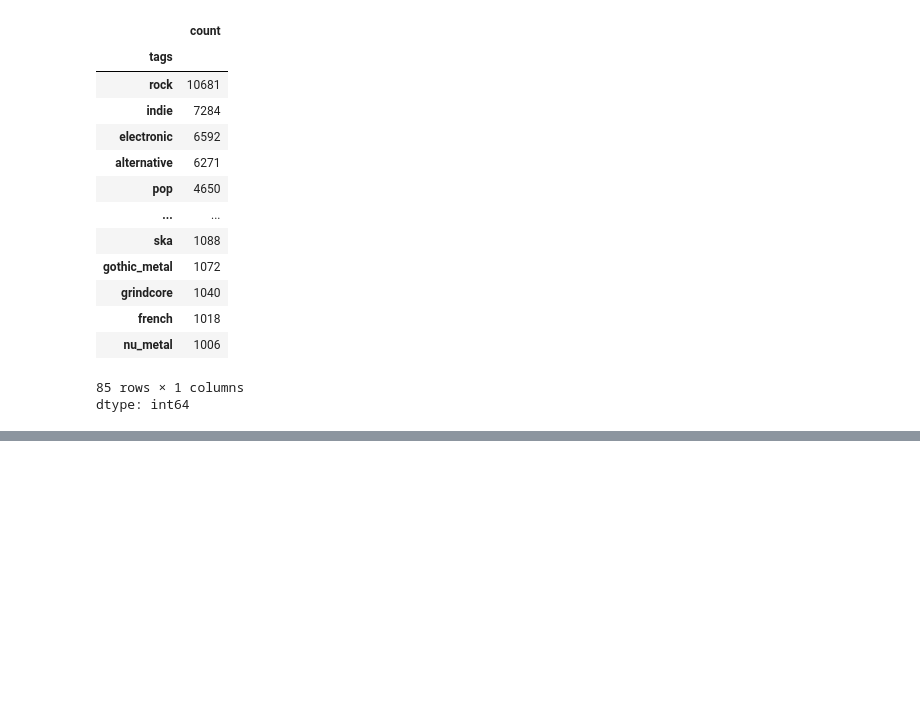
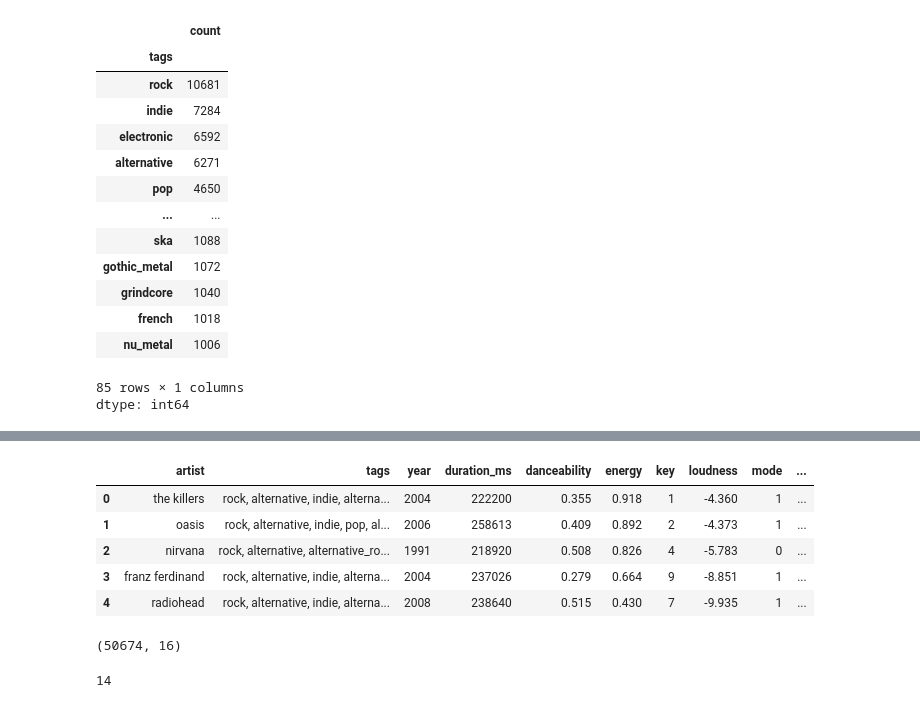
Before and after one commit to vaibhav12686/Hybrid-Recommender-System, a Jupyter notebook: Content_Based_Filtering.ipynb, the cells around one changed output, grey strips where cells are left out. Cells and saved outputs as stored; diff of their text form; code cells hidden in the pictures; blank space fills up the shorter version.

Commit message:
transform colab filtering

```diff
--- a/Content_Based_Filtering.ipynb
+++ b/Content_Based_Filtering.ipynb
@@ -322,0 +347,13 @@ dtype: int64
+# %%
+df_colab_filtering.head(5)
+# %% [output]
+|  | artist | tags | year | duration_ms | danceability | energy | key | loudness | mode | ... |
+| 0 | the killers | rock, alternative, indie, alterna... | 2004 | 222200 | 0.355 | 0.918 | 1 | -4.360 | 1 | ... |
+| 1 | oasis | rock, alternative, indie, pop, al... | 2006 | 258613 | 0.409 | 0.892 | 2 | -4.373 | 1 | ... |
+| 2 | nirvana | rock, alternative, alternative_ro... | 1991 | 218920 | 0.508 | 0.826 | 4 | -5.783 | 0 | ... |
+| 3 | franz ferdinand | rock, alternative, indie, alterna... | 2004 | 237026 | 0.279 | 0.664 | 9 | -8.851 | 1 | ... |
+| 4 | radiohead | rock, alternative, indie, alterna... | 2008 | 238640 | 0.515 | 0.430 | 7 | -9.935 | 1 | ... |
+# %%
+df_colab_filtering.shape
+# %% [output]
+(50674, 16)
@@ -322,0 +368,4 @@ dtype: int64
+# %%
+len(frequency_encode_cols + ohe_cols + standard_scale_cols + min_max_scale_cols)
+# %% [output]
+14
```
Also changed, not shown: parts of 8 cells of this notebook.
